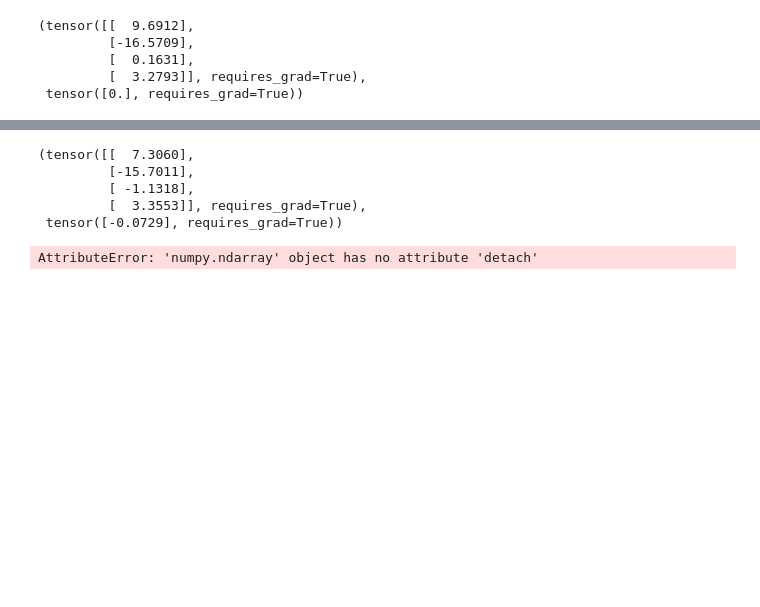
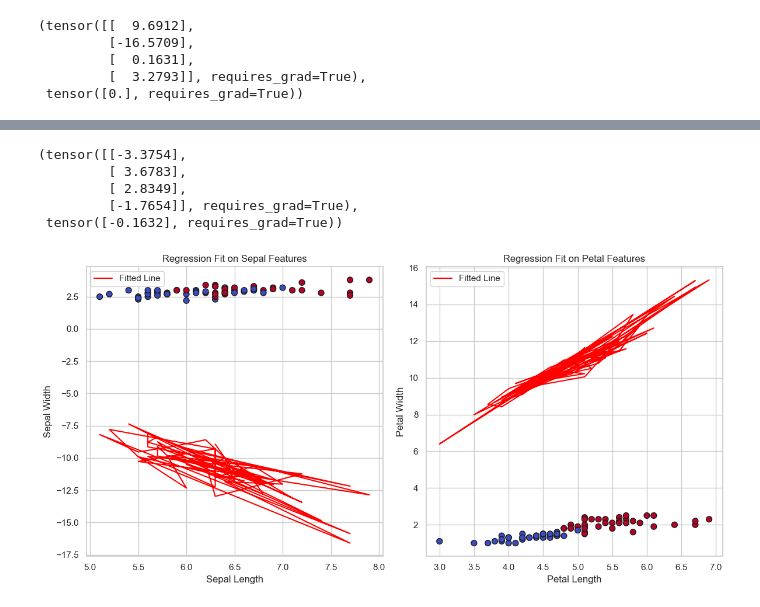
Before and after one commit to perry2333/Eurecom, a Jupyter notebook: MALIS/Poject1/Project_1.ipynb, the cells around one changed output, grey strips where cells are left out. Cells and saved outputs as stored; diff of their text form; code cells hidden in the pictures; blank space fills up the shorter version.

```diff
--- a/MALIS/Poject1/Project_1.ipynb
+++ b/MALIS/Poject1/Project_1.ipynb
@@ -185,10 +182,12 @@ def sgd(params, lr, batch_size): #@save
 # %%
 #training
 lr = 0.03
-num_epochs = 10
+num_epochs = 20
 net = linreg
 loss = squared_loss
 features, labels = X_train,y_train
+W = torch.normal(0, 3, size=(4,1), requires_grad=True)
+b = torch.zeros(1, requires_grad=True)
 # %%
 for epoch in range(num_epochs):
     for X, y in data_iter(batch_size, features, labels):
@@ -221,49 +220,49 @@ epoch 10, loss 9.542280
 # %%
 W,b
 # %% [output]
-(tensor([[  7.3060],
-         [-15.7011],
-         [ -1.1318],
-         [  3.3553]], requires_grad=True),
- tensor([-0.0729], requires_grad=True))
+(tensor([[-3.3754],
+         [ 3.6783],
+         [ 2.8349],
+         [-1.7654]], requires_grad=True),
+ tensor([-0.1632], requires_grad=True))
 # %%
 
 # Extract learned weights and bias
-W = W.detach().numpy().flatten()
-b = b.item()
+W_ = W.detach().numpy().flatten()
+b_ = b.item()
 
 # Convert training features back to NumPy for plotting
 X_train_np = X_train.numpy()
 y_train_np = y_train.numpy().flatten()
 
 # Plot for Sepal Length & Sepal Width (using W[0] and W[1])
 plt.figure(figsize=(12, 6))
 
 # Scatter plot of Sepal features
 plt.subplot(1, 2, 1)
 plt.scatter(X_train_np[:, 0], X_train_np[:, 1], c=y_train_np, cmap='coolwarm', edgecolor='k', s=50)
 # Calculate the fitted line using W[0], W[1], and b
 x_vals = X_train_np[:, 0]
-y_vals = W[0] * X_train_np[:, 0] + W[1] * X_train_np[:, 1] + b
+y_vals = W_[0] * X_train_np[:, 0] + W_[1] * X_train_np[:, 1] + b_
 plt.plot(x_vals, y_vals, color='red', label='Fitted Line')
 plt.xlabel('Sepal Length')
 plt.ylabel('Sepal Width')
 plt.title('Regression Fit on Sepal Features')
 plt.legend()
 
 # Plot for Petal Length & Petal Width (using W[2] and W[3])
 plt.subplot(1, 2, 2)
 plt.scatter(X_train_np[:, 2], X_train_np[:, 3], c=y_train_np, cmap='coolwarm', edgecolor='k', s=50)
 # Calculate the fitted line using W[2], W[3], and b
 x_vals = X_train_np[:, 2]
-y_vals = W[2] * X_train_np[:, 2] + W[3] * X_train_np[:, 3] + b
+y_vals = W_[2] * X_train_np[:, 2] + W_[3] * X_train_np[:, 3] + b_
 plt.plot(x_vals, y_vals, color='red', label='Fitted Line')
 plt.xlabel('Petal Length')
 plt.ylabel('Petal Width')
 plt.title('Regression Fit on Petal Features')
 plt.legend()
 
 plt.tight_layout()
 plt.show()
 # %% [output]
-AttributeError: 'numpy.ndarray' object has no attribute 'detach'
+[figure, added]
```
Also changed, not shown: parts of 2 cells of this notebook.
